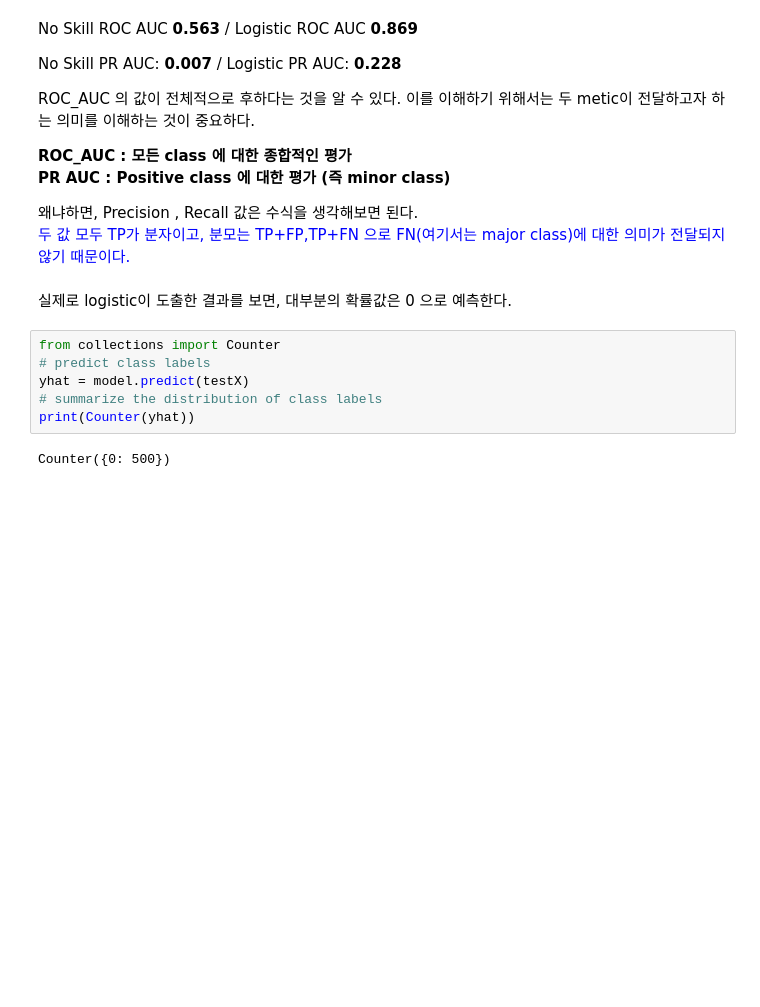
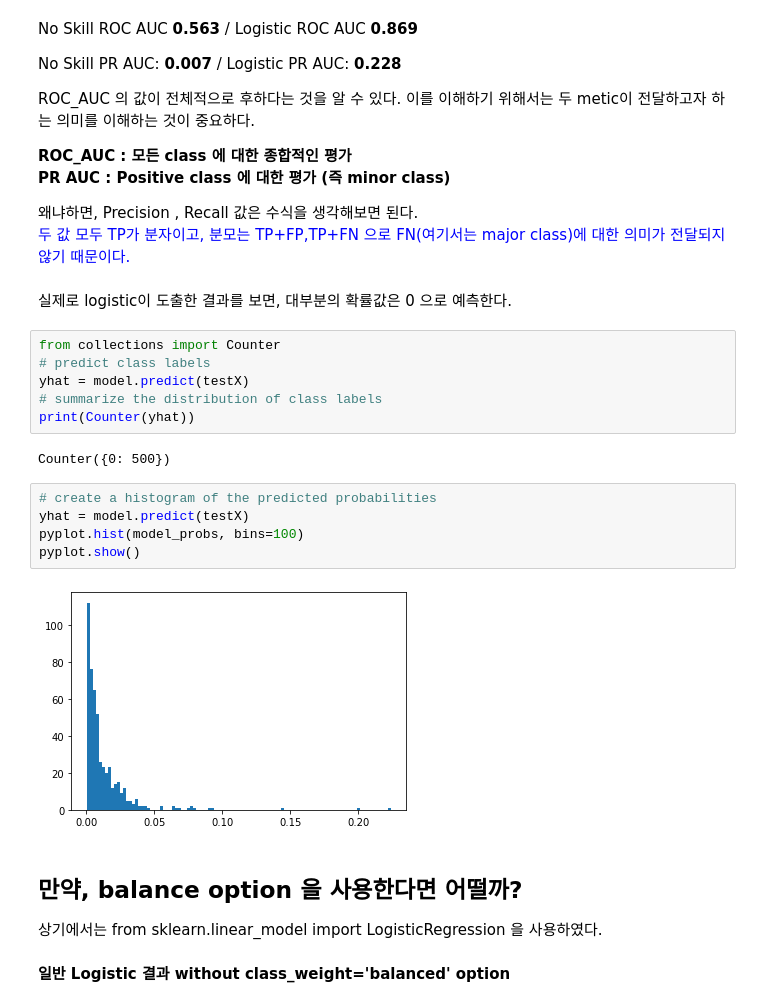
Before and after one commit to cypision/Alchemy-in-MLDL, a Jupyter notebook: ML_Area/Imbalanced_Precision_Recall_Curve.ipynb, the cells around one changed output. Cells and saved outputs as stored; diff of their text form; blank space fills up the shorter version.

Commit message:
imbalanced data compare when using class-weight option

```diff
--- a/ML_Area/Imbalanced_Precision_Recall_Curve.ipynb
+++ b/ML_Area/Imbalanced_Precision_Recall_Curve.ipynb
@@ -201,3 +201,16 @@ yhat = model.predict(testX)
 print(Counter(yhat))
 # %% [output]
 Counter({0: 500})
+# %%
+# create a histogram of the predicted probabilities
+yhat = model.predict(testX)
+pyplot.hist(model_probs, bins=100)
+pyplot.show()
+# %% [output]
+[figure, added]
+# %% [markdown]
+## 만약, balance option 을 사용한다면 어떨까?
+
+상기에서는 from sklearn.linear_model import LogisticRegression 을 사용하였다.
+# %% [markdown]
+**일반 Logistic 결과 without class_weight='balanced' option**
```
Also changed, not shown: parts of 33 cells of this notebook.
